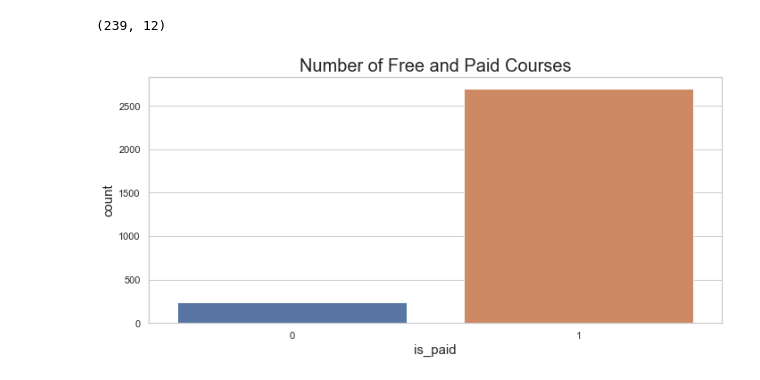
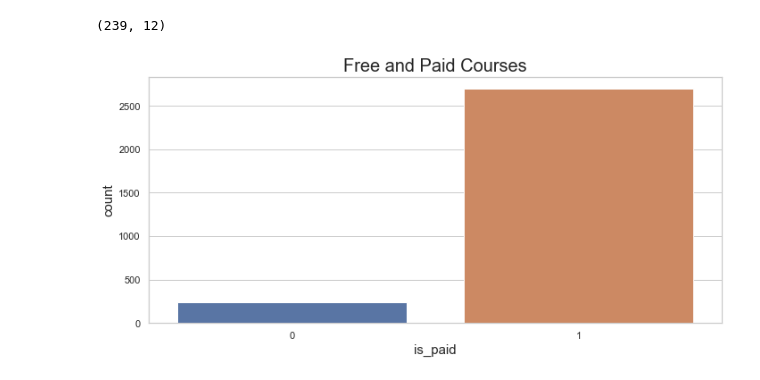
Before and after one commit to adiy55/1SA-Final-Project, a Jupyter notebook: 1SA ML Udemy Courses.ipynb, the cells around one changed output. Saved outputs shown, nothing was run; the diff lists cells and outputs as text; code cells hidden in the pictures.

```diff
--- a/1SA ML Udemy Courses.ipynb
+++ b/1SA ML Udemy Courses.ipynb
@@ -302,11 +302,11 @@ price_values_0.shape
 # %%
 # plot of free and paid courses
 plt.figure(figsize=(10,5))
 sns.countplot(x=df2["is_paid"])
-plt.title("Number of Free and Paid Courses", size=20)
+plt.title("Free and Paid Courses", size=20)
 plt.xlabel("is_paid", size = 15)
 plt.ylabel("count", size=15)
 plt.tight_layout()
 plt.show()
 # %% [output]
-[figure, old version]
+[figure, new version]
```
Also changed, not shown: parts of 3 cells of this notebook.
